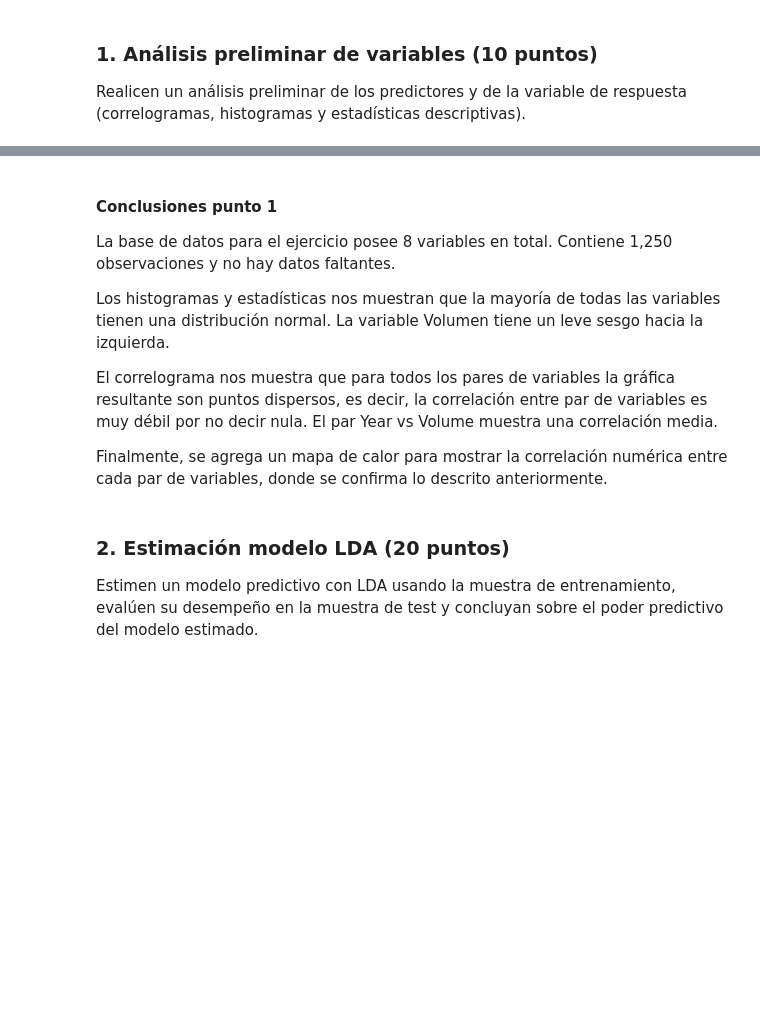
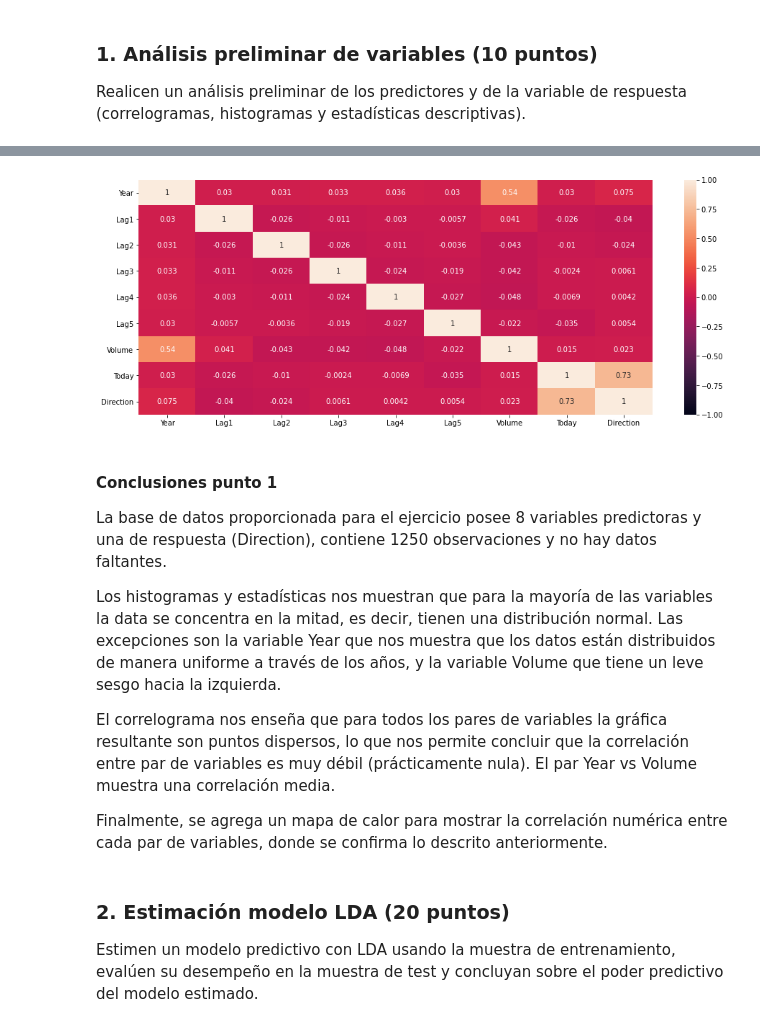
Before and after one commit to carlitoscanas/miad-intro-ml, a Jupyter notebook: casos/semana-3/Caso implementación de modelos de clasificación lineales.ipynb, the cells around one changed output, grey strips where cells are left out. Drawn from its saved outputs; the diff is of its cells as text; code cells hidden in the pictures; blank space fills up the shorter version.

```diff
--- a/casos/semana-3/Caso implementación de modelos de clasificación lineales.ipynb
+++ b/casos/semana-3/Caso implementación de modelos de clasificación lineales.ipynb
@@ -159,11 +154,17 @@ heatmap = sns.heatmap(df2.corr(), vmin=-1, vmax=1, annot=True)
+# %%
+#Mapa de calor
+plt.figure(figsize=(16, 6))
+heatmap = sns.heatmap(df1.corr(), vmin=-1, vmax=1, annot=True)
+# %% [output]
+[figure, added]
 # %% [markdown]
 #### Conclusiones punto 1
 
-La base de datos para el ejercicio posee 8 variables en total. Contiene 1,250 observaciones y no hay datos faltantes.
+La base de datos proporcionada para el ejercicio posee 8 variables predictoras y una de respuesta (Direction), contiene 1250 observaciones y no hay datos faltantes.
 
-Los histogramas y estadísticas nos muestran que la mayoría de todas las variables tienen una distribución normal. La variable Volumen tiene un leve sesgo hacia la izquierda.
+Los histogramas y estadísticas nos muestran que para la mayoría de las variables la data se concentra en la mitad, es decir, tienen una distribución normal. Las excepciones son la variable Year que nos muestra que los datos están distribuidos de manera uniforme a través de los años, y la variable Volume que tiene un leve sesgo hacia la izquierda.
 
-El correlograma nos muestra que para todos los pares de variables la gráfica resultante son puntos dispersos, es decir, la correlación entre par de variables es muy débil por no decir nula. El par Year vs Volume muestra una correlación media.
+El correlograma nos enseña que para todos los pares de variables la gráfica resultante son puntos dispersos, lo que nos permite concluir que la correlación entre par de variables es muy débil (prácticamente nula). El par Year vs Volume muestra una correlación media.
 
 Finalmente, se agrega un mapa de calor para mostrar la correlación numérica entre cada par de variables, donde se confirma lo descrito anteriormente.
 # %% [markdown]
```
Also changed, not shown: parts of 23 cells of this notebook.
